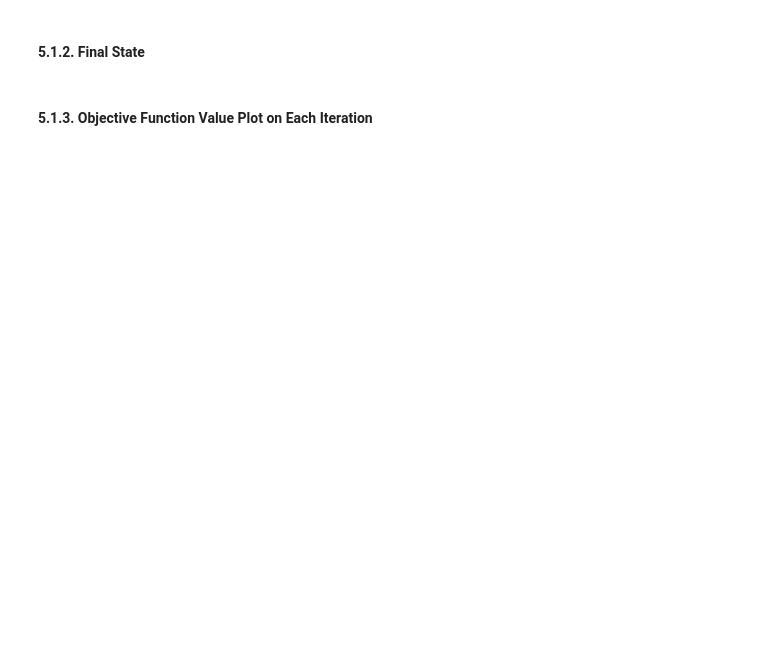
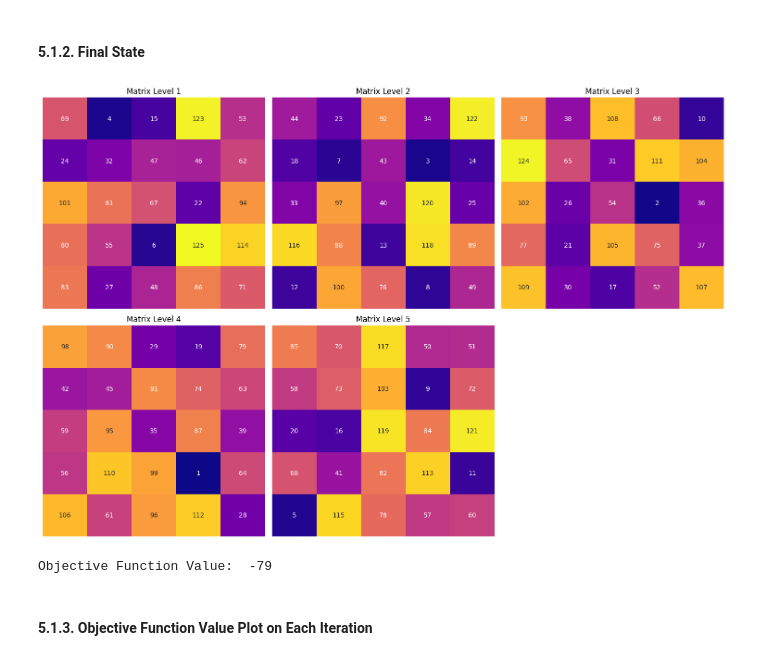
Before and after one commit to Zechtro/Tubes1_AI, a Jupyter notebook: src/Main.ipynb, the cells around one changed output. Cells and saved outputs as stored; diff of their text form; code cells hidden in the pictures; blank space fills up the shorter version.

```diff
--- a/src/Main.ipynb
+++ b/src/Main.ipynb
@@ -293,5 +458,11 @@ for cube in init_cubes:
 # %% [markdown]
 #### 5.1.2. Final State
+# %%
+displayMatrixLayers(cubes_each_experiment[0][-1])
+print("Objective Function Value: ", values_each_experiment[0][-1])
+# %% [output]
+[figure, added]
+Objective Function Value:  -79
 # %% [markdown]
 #### 5.1.3. Objective Function Value Plot on Each Iteration
 # %%
```
Also changed, not shown: parts of 53 cells of this notebook, 4 other files.
